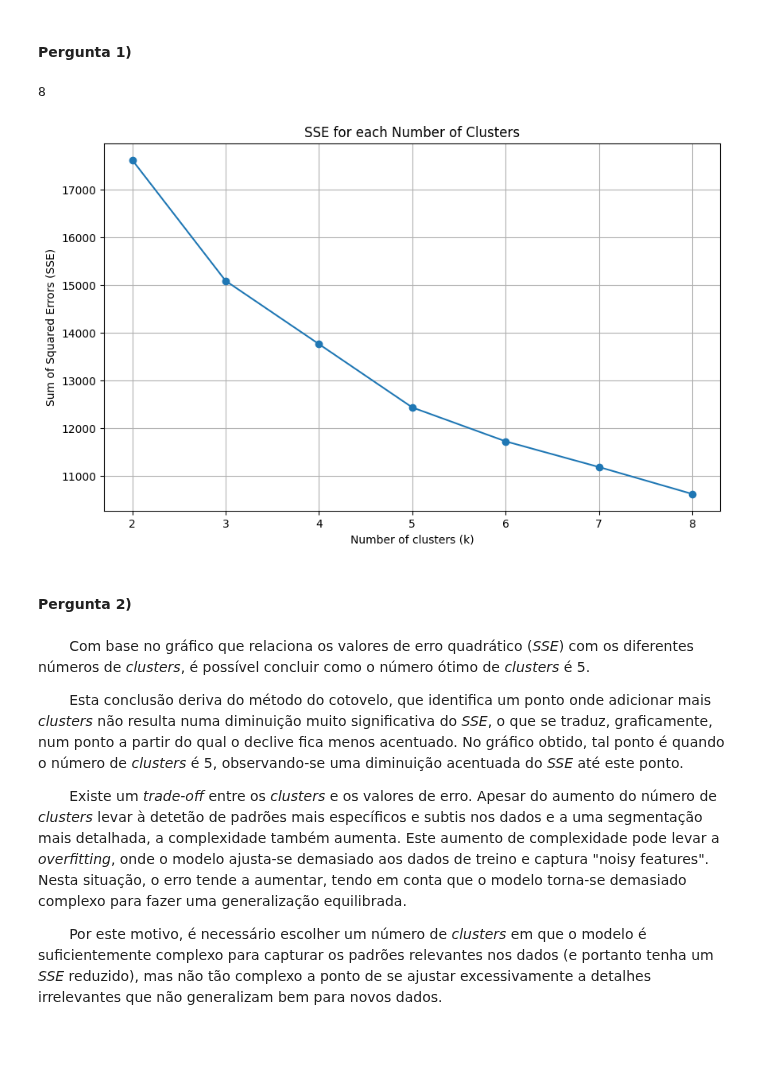
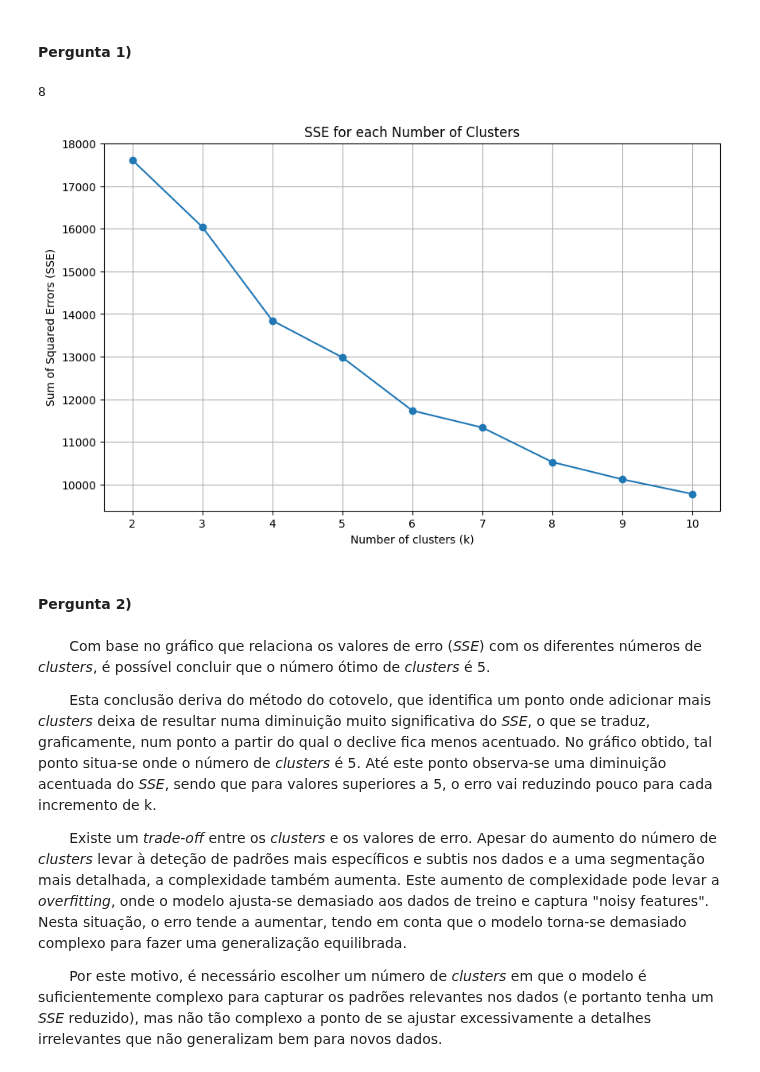
Before and after one commit to leocfig/Apren-24-25, a Jupyter notebook: HW4/G041.ipynb, the cells around one changed output. Drawn from its saved outputs; the diff is of its cells as text; code cells hidden in the pictures; blank space fills up the shorter version.

```diff
--- a/HW4/G041.ipynb
+++ b/HW4/G041.ipynb
@@ -30,7 +30,7 @@ scaler = MinMaxScaler()
 normalized_data = scaler.fit_transform(data)
 
 # Define the range of k values (number of clusters)
-k_values = [2,3,4,5,6,7,8]
+k_values = [2,3,4,5,6,7,8,9,10]
 
 # Store SSE values
 sse = []
@@ -41,42 +41,42 @@ for k in k_values:
     kmeans.fit(normalized_data)
     sse.append(kmeans.inertia_)  # Inertia is the sum of squared errors (SSE)
 
 import math
 def optimal_number_of_clusters(wcss):
     x1, y1 = 2, wcss[0]
     x2, y2 = 20, wcss[len(wcss)-1]
 
     distances = []
     for i in range(len(wcss)):
         x0 = i+2
         y0 = wcss[i]
         numerator = abs((y2-y1)*x0 - (x2-x1)*y0 + x2*y1 - y2*x1)
         denominator = math.sqrt((y2 - y1)**2 + (x2 - x1)**2)
         distances.append(numerator/denominator)
 
     return distances.index(max(distances)) + 2
 
 print(optimal_number_of_clusters(sse))
 
 # Plot the SSE for each k
 plt.figure(figsize=(10, 6))
 plt.plot(k_values, sse, marker='o')
 plt.xlabel('Number of clusters (k)')
 plt.ylabel('Sum of Squared Errors (SSE)')
 plt.title('SSE for each Number of Clusters')
 plt.grid(True)
 plt.show()
 # %% [output]
 8
-[figure, old version]
+[figure, new version]
 # %% [markdown]
 #### Pergunta 2)
 # %% [markdown]
-&nbsp;&nbsp;&nbsp;&nbsp;&nbsp;&nbsp;&nbsp;Com base no gráfico que relaciona os valores de erro quadrático (*SSE*) com os diferentes números de *clusters*, é possível concluir como o número ótimo de *clusters* é 5.
+&nbsp;&nbsp;&nbsp;&nbsp;&nbsp;&nbsp;&nbsp;Com base no gráfico que relaciona os valores de erro (*SSE*) com os diferentes números de *clusters*, é possível concluir que o número ótimo de *clusters* é 5.
 
-&nbsp;&nbsp;&nbsp;&nbsp;&nbsp;&nbsp;&nbsp;Esta conclusão deriva do método do cotovelo, que identifica um ponto onde adicionar mais *clusters* não resulta numa diminuição muito significativa do *SSE*, o que se traduz, graficamente, num ponto a partir do qual o declive fica menos acentuado. No gráfico obtido, tal ponto é quando o número de *clusters* é 5, observando-se uma diminuição acentuada do *SSE* até este ponto.
+&nbsp;&nbsp;&nbsp;&nbsp;&nbsp;&nbsp;&nbsp;Esta conclusão deriva do método do cotovelo, que identifica um ponto onde adicionar mais *clusters* deixa de resultar numa diminuição muito significativa do *SSE*, o que se traduz, graficamente, num ponto a partir do qual o declive fica menos acentuado. No gráfico obtido, tal ponto situa-se onde o número de *clusters* é 5. Até este ponto observa-se uma diminuição acentuada do *SSE*, sendo que para valores superiores a 5, o erro vai reduzindo pouco para cada incremento de k.
 
-&nbsp;&nbsp;&nbsp;&nbsp;&nbsp;&nbsp;&nbsp;Existe um *trade-off* entre os *clusters* e os valores de erro. Apesar do aumento do número de *clusters* levar à detetão de padrões mais específicos e subtis nos dados e a uma segmentação
+&nbsp;&nbsp;&nbsp;&nbsp;&nbsp;&nbsp;&nbsp;Existe um *trade-off* entre os *clusters* e os valores de erro. Apesar do aumento do número de *clusters* levar à deteção de padrões mais específicos e subtis nos dados e a uma segmentação
 mais detalhada, a complexidade também aumenta. Este aumento de complexidade pode levar a *overfitting*, onde o modelo ajusta-se demasiado aos dados de treino e captura "noisy features". Nesta situação, o erro tende a aumentar, tendo em conta que o modelo torna-se demasiado complexo para fazer uma generalização equilibrada.
 
 &nbsp;&nbsp;&nbsp;&nbsp;&nbsp;&nbsp;&nbsp;Por este motivo, é necessário escolher um número de *clusters* em que o modelo é suficientemente complexo para capturar os padrões relevantes nos dados (e portanto tenha um *SSE* reduzido), mas não tão complexo a ponto de se ajustar excessivamente a detalhes irrelevantes que não generalizam bem para novos dados.
```
Also changed, not shown: parts of 1 cell of this notebook.
